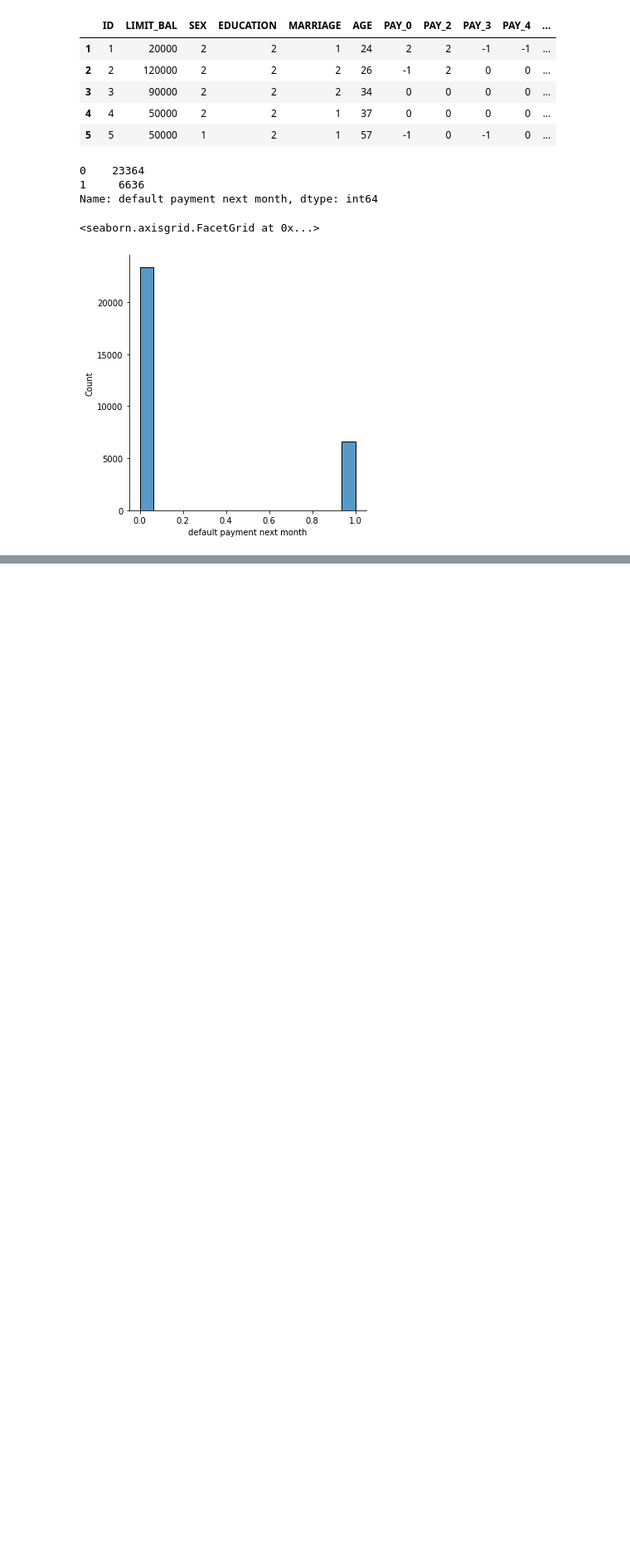
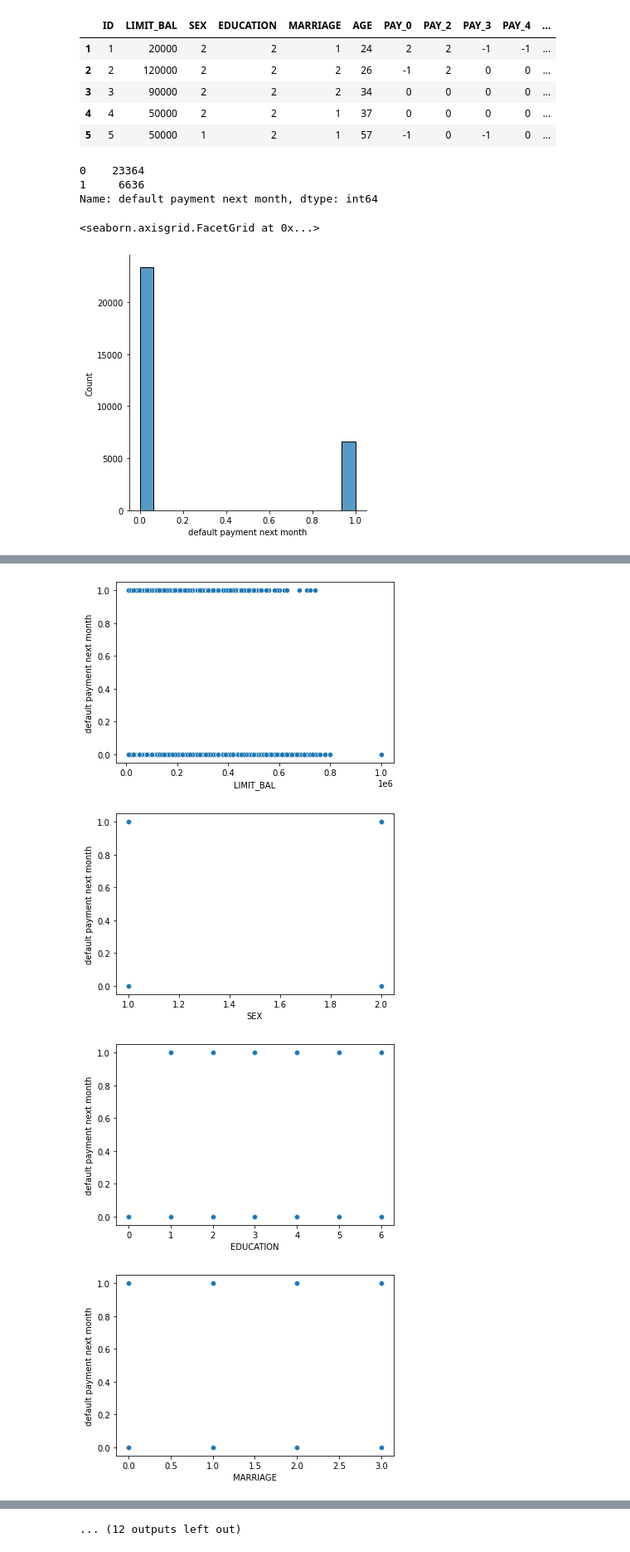
Before and after one commit to shivakumar17/Credit-Card-Default-Prediction, a Jupyter notebook: Credit_Card_Default_Prediction_Capstone_Project.ipynb, the cells around one changed output, grey strips where cells are left out. Shown at 83% size. Cells and saved outputs as stored; diff of their text form; code cells hidden in the pictures; blank space fills up the shorter version.

```diff
--- a/Credit_Card_Default_Prediction_Capstone_Project.ipynb
+++ b/Credit_Card_Default_Prediction_Capstone_Project.ipynb
@@ -161 +161,10 @@ for i in c:
 ... (12 outputs left out)
+# %%
+for i in c:
+  sns.scatterplot(df[i],df['default payment next month'])
+  plt.show()
+# %% [output]
+[figure, added]
+[figure, added]
+[figure, added]
+[figure, added]
@@ -161,0 +179 @@ for i in c:
+... (12 outputs left out)
```
Also changed, not shown: parts of 21 cells of this notebook.
